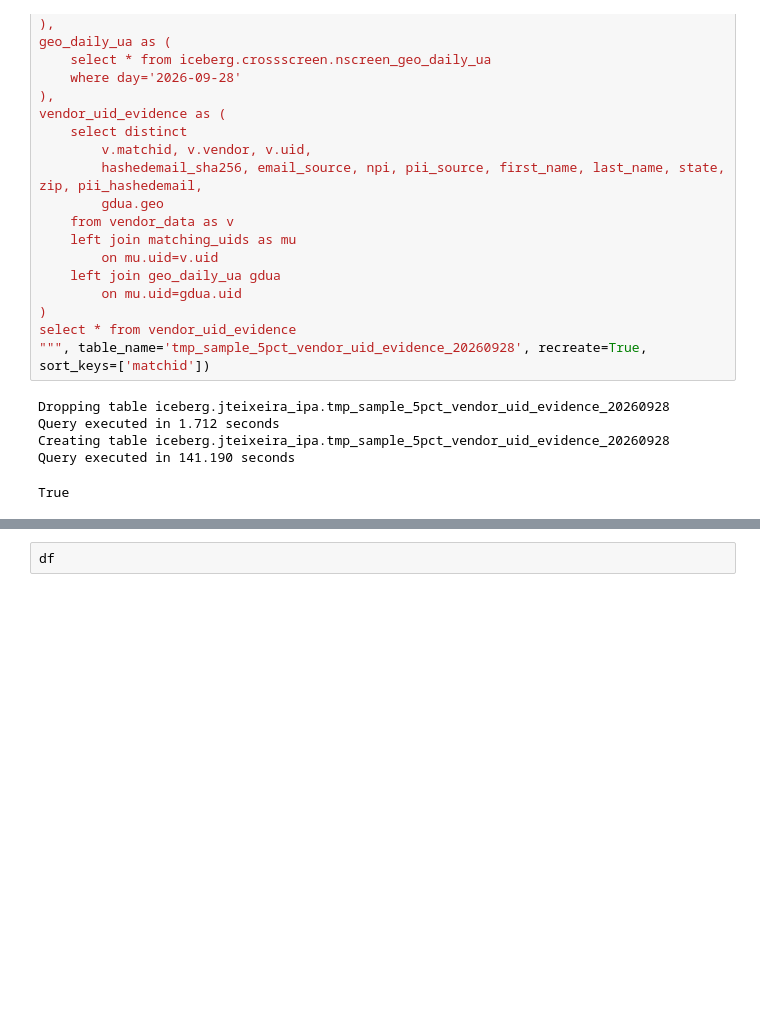
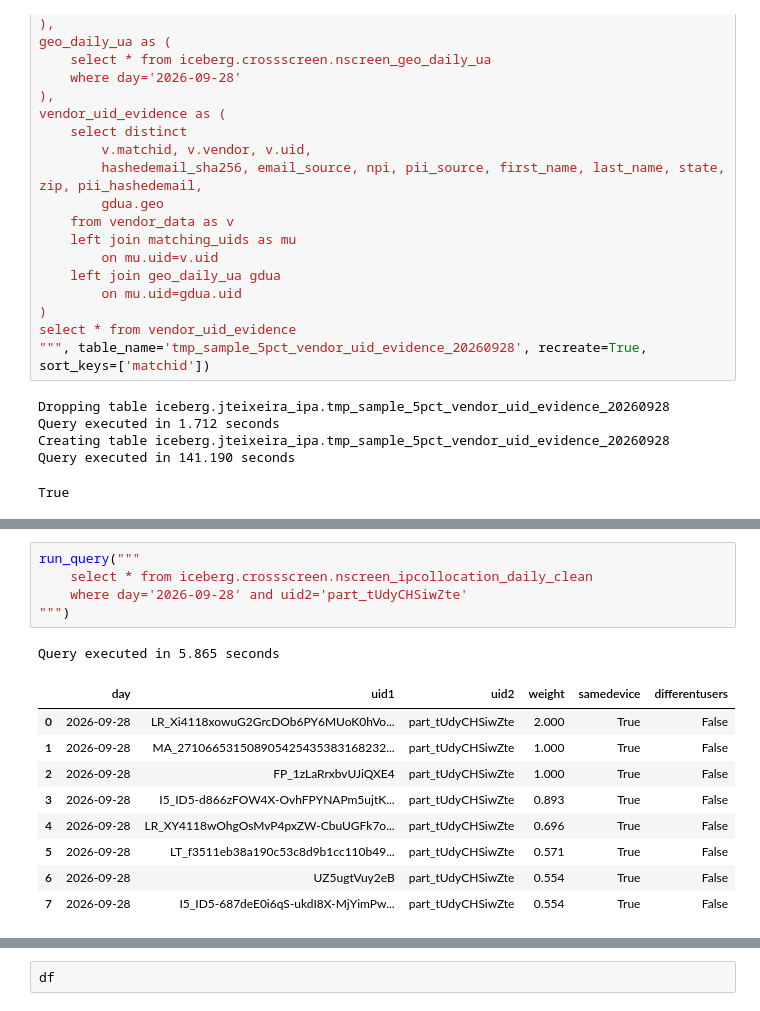
Before and after one commit to pp-jteixeira/nscreen-identity-resolution, a Jupyter notebook: vendor_quality_measurement/vendor_cookie_crossvalidation.ipynb, the cells around one changed output, grey strips where cells are left out. Drawn from its saved outputs; the diff is of its cells as text; blank space fills up the shorter version.

```diff
--- a/vendor_quality_measurement/vendor_cookie_crossvalidation.ipynb
+++ b/vendor_quality_measurement/vendor_cookie_crossvalidation.ipynb
@@ -240,3 +240,19 @@ Query executed in 9.053 seconds
 | 27 | -8807694220336044580 | throtle | mGSIKVDm4ctO | 0d3a00d5ff4b660ab0fe03897edd4be8f... | MS | 1639530496 | MS | ANDREA | ... |
 | 28 | -8807694220336044580 | throtle | part_Y9joaNRMPsUr | 0d3a00d5ff4b660ab0fe03897edd4be8f... | MS | 1639530496 | MS | ANDREA | ... |
 | 29 | -8807694220336044580 | throtle | part_tUdyCHSiwZte | 0d3a00d5ff4b660ab0fe03897edd4be8f... | MS | 1639530496 | MS | ANDREA | ... |
+# %%
+run_query("""
+    select * from iceberg.crossscreen.nscreen_ipcollocation_daily_clean
+    where day='2026-09-28' and uid2='part_tUdyCHSiwZte'
+""")
+# %% [output]
+Query executed in 5.865 seconds
+|  | day | uid1 | uid2 | weight | samedevice | differentusers |
+| 0 | 2026-09-28 | LR_Xi4118xowuG2GrcDOb6PY6MUoK0hVo... | part_tUdyCHSiwZte | 2.000 | True | False |
+| 1 | 2026-09-28 | MA_271066531508905425435383168232... | part_tUdyCHSiwZte | 1.000 | True | False |
+| 2 | 2026-09-28 | FP_1zLaRrxbvUJiQXE4 | part_tUdyCHSiwZte | 1.000 | True | False |
+| 3 | 2026-09-28 | I5_ID5-d866zFOW4X-OvhFPYNAPm5ujtK... | part_tUdyCHSiwZte | 0.893 | True | False |
+| 4 | 2026-09-28 | LR_XY4118wOhgOsMvP4pxZW-CbuUGFk7o... | part_tUdyCHSiwZte | 0.696 | True | False |
+| 5 | 2026-09-28 | LT_f3511eb38a190c53c8d9b1cc110b49... | part_tUdyCHSiwZte | 0.571 | True | False |
+| 6 | 2026-09-28 | UZ5ugtVuy2eB | part_tUdyCHSiwZte | 0.554 | True | False |
+| 7 | 2026-09-28 | I5_ID5-687deE0i6qS-ukdI8X-MjYimPw... | part_tUdyCHSiwZte | 0.554 | True | False |
```
Also changed, not shown: parts of 8 cells of this notebook.
